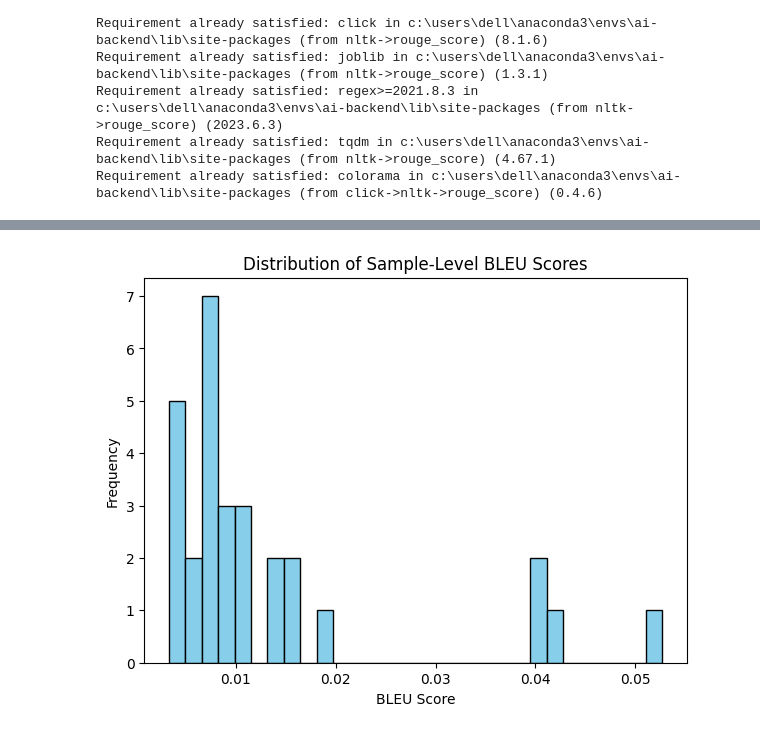
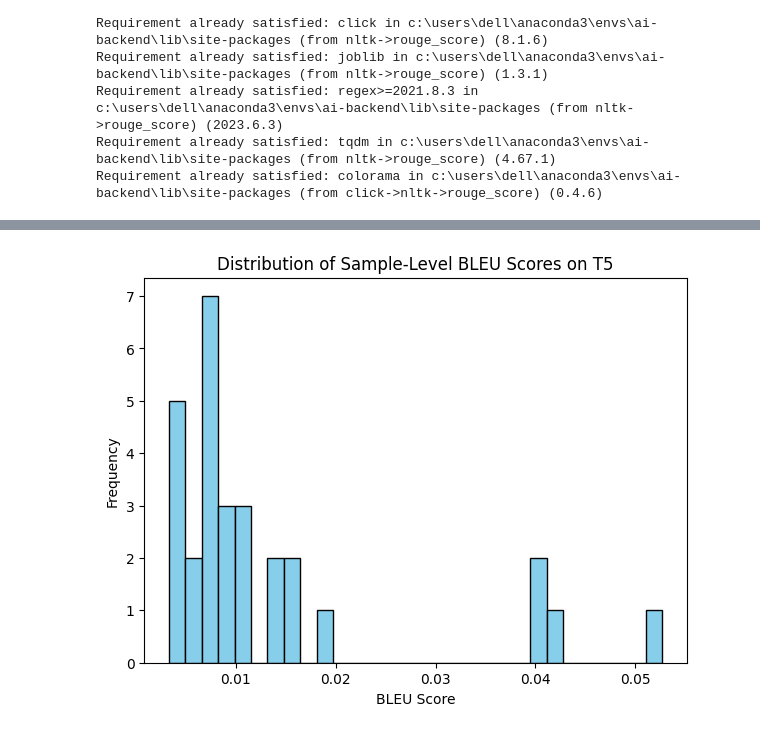
Before and after one commit to VOIP-Vishing-Attack-Detection-FYP/conversation-prediction, a Jupyter notebook: research/3. MidEvaluation/evaluateModels/BLEU&ROUGEevalGPT2.ipynb, the cells around one changed output, grey strips where cells are left out. Drawn from its saved outputs; the diff is of its cells as text; code cells hidden in the pictures.

```diff
--- a/research/3. MidEvaluation/evaluateModels/BLEU&ROUGEevalGPT2.ipynb
+++ b/research/3. MidEvaluation/evaluateModels/BLEU&ROUGEevalGPT2.ipynb
@@ -272,12 +254,12 @@ ROUGE-L F1 (corpus-level) = 0.1180
 # %%
 # =============================================
 # 7) Visualize the BLEU distribution
 # =============================================
 plt.figure(figsize=(7,5))
 plt.hist(bleu_scores, bins=30, color="skyblue", edgecolor="black")
-plt.title("Distribution of Sample-Level BLEU Scores")
+plt.title("Distribution of Sample-Level BLEU Scores on T5")
 plt.xlabel("BLEU Score")
 plt.ylabel("Frequency")
 plt.show()
 # %% [output]
-[figure, old version]
+[figure, new version]
```
Also changed, not shown: parts of 3 cells of this notebook, 2 other files.
